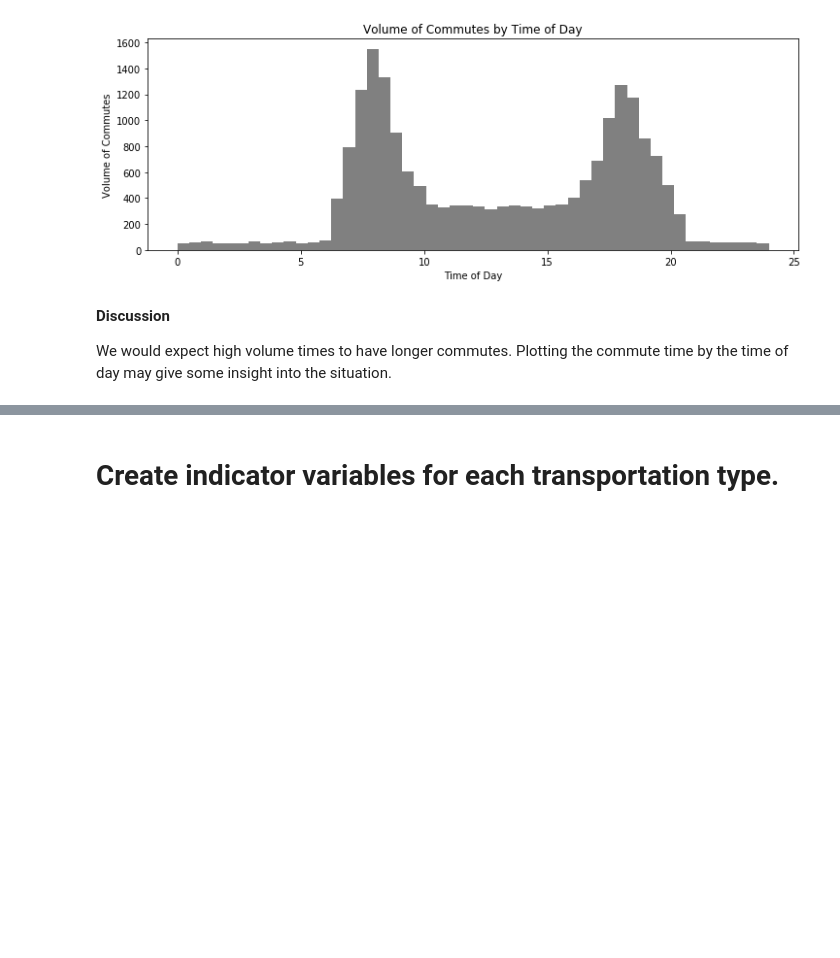
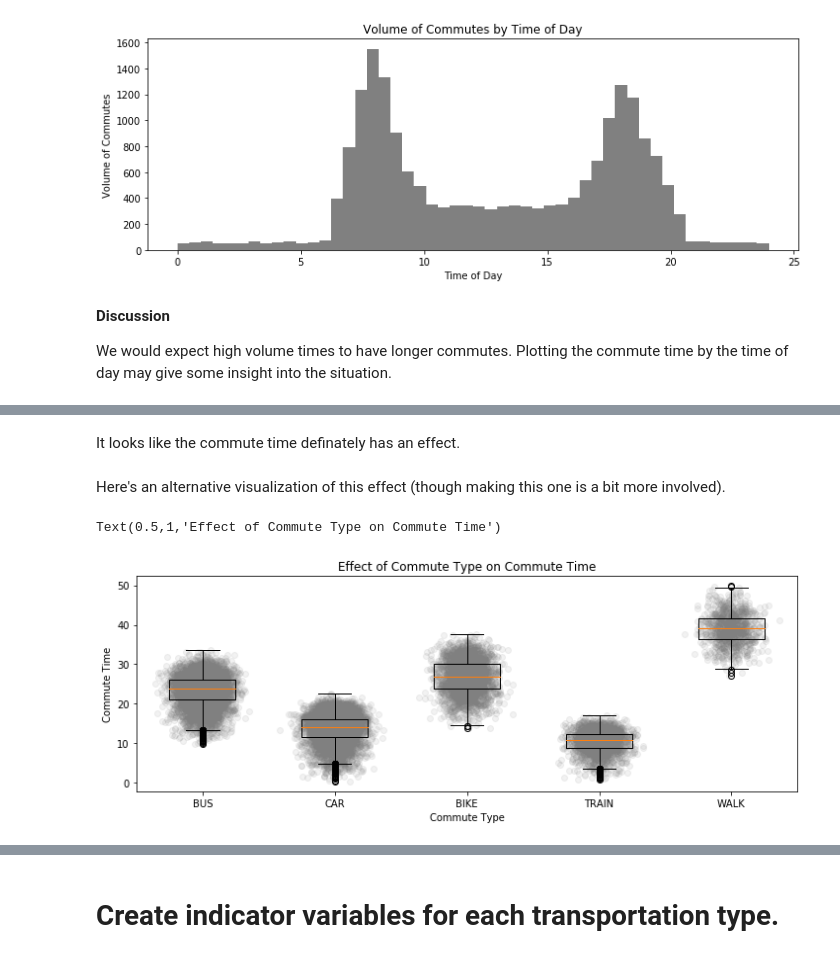
Before and after one commit to QCaudron/ml_101, a Jupyter notebook: 2_Linear_models/linear-regression.ipynb, the cells around one changed output, grey strips where cells are left out. Cells and saved outputs as stored; diff of their text form; code cells hidden in the pictures; blank space fills up the shorter version.

```diff
--- a/2_Linear_models/linear-regression.ipynb
+++ b/2_Linear_models/linear-regression.ipynb
@@ -114,0 +131,32 @@ ax.set_xticklabels(record_counts['genre'])
+# %% [markdown]
+It looks like the commute time definately has an effect.
+# %% [markdown]
+Here's an alternative visualization of this effect (though making this one is a bit more involved).
+# %%
+def convert_to_numeric(catagorical):
+    classes = catagorical.unique()
+    classes_mapping = {cls: i for i, cls in enumerate(classes)}
+    classes_inv_mapping = {i: cls for i, cls in enumerate(classes)}
+    classes_numeric = catagorical.apply(lambda cls: classes_mapping[cls])
+    return classes_numeric, classes_inv_mapping
+
+def catagorical_plot(ax, catagorical, y, jitter_width=0.1):
+    numeric, classes_mapping = convert_to_numeric(catagorical)
+    # This is called adding "jitter" to a scatterplot.
+    noise = np.random.normal(0.0, jitter_width, size=len(catagorical))
+    ax.scatter(numeric + noise, y, color="grey", alpha=0.1)
+
+    box_data = list(y.groupby(numeric))
+    ax.boxplot([data for _, data in box_data], positions=range(len(box_data)))
+    ax.set_xticks(list(classes_mapping))
+    ax.set_xticklabels([classes_mapping[name] for name, _ in box_data])
+# %%
+fig, ax = plt.subplots(figsize=(12, 4))
+
+catagorical_plot(ax, train_data_raw['commute_type'], train_data_raw['commute_time'])
+ax.set_xlabel("Commute Type")
+ax.set_ylabel("Commute Time")
+ax.set_title("Effect of Commute Type on Commute Time")
+# %% [output]
+Text(0.5,1,'Effect of Commute Type on Commute Time')
+[figure, added]
```
Also changed, not shown: parts of 10 cells of this notebook.
